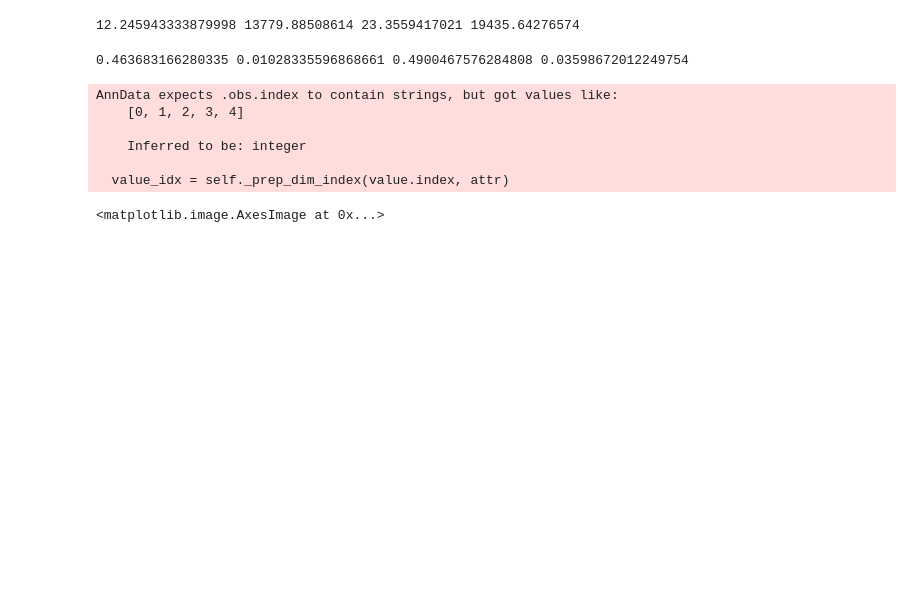
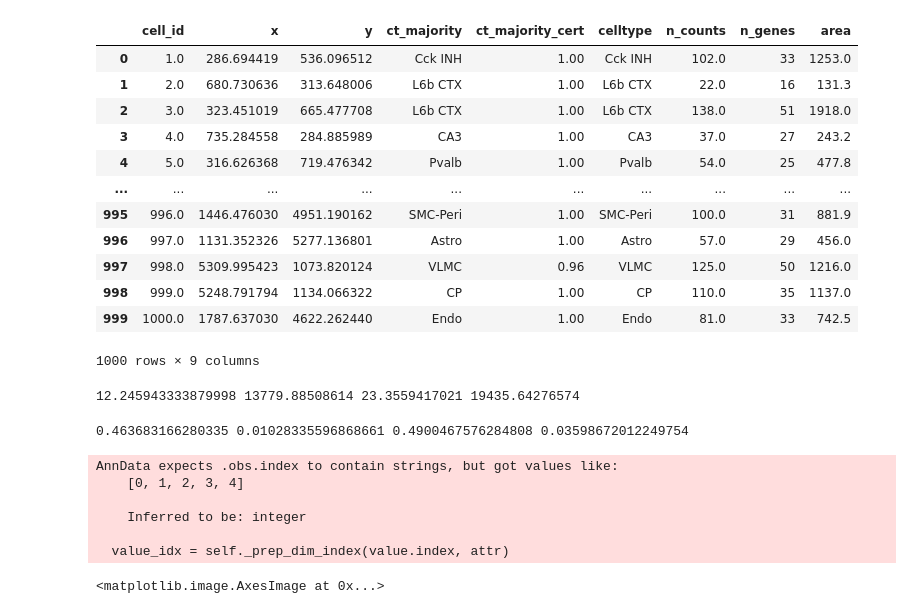
Before and after one commit to j-dichgans/my_txsim, a Jupyter notebook: metric_local.ipynb, the cells around one changed output. Saved outputs shown, nothing was run; the diff lists cells and outputs as text; code cells hidden in the pictures; blank space fills up the shorter version.

```diff
--- a/metric_local.ipynb
+++ b/metric_local.ipynb
@@ -89,0 +271,5 @@ def matrix_colorbar_plot(matrix: np.ndarray, title: str, x_min: int, x_max: int,
+# %%
+df = adata_exp0.obs
+x_min, x_max, y_min, y_max = 11000, 12000, 12000, 11000
+df = df.loc[(df['x']>= x_min) & (df['x']<=x_max) & (df['y']>=y_min) & (df['y']<=y_max)]
+df
@@ -90,3 +303,19 @@ def matrix_colorbar_plot(matrix: np.ndarray, title: str, x_min: int, x_max: int,
+# %%
+df
+# %% [output]
+|  | cell_id | x | y | ct_majority | ct_majority_cert | celltype | n_counts | n_genes | area |
+| 0 | 1.0 | 286.694419 | 536.096512 | Cck INH | 1.00 | Cck INH | 102.0 | 33 | 1253.0 |
+| 1 | 2.0 | 680.730636 | 313.648006 | L6b CTX | 1.00 | L6b CTX | 22.0 | 16 | 131.3 |
+| 2 | 3.0 | 323.451019 | 665.477708 | L6b CTX | 1.00 | L6b CTX | 138.0 | 51 | 1918.0 |
+| 3 | 4.0 | 735.284558 | 284.885989 | CA3 | 1.00 | CA3 | 37.0 | 27 | 243.2 |
+| 4 | 5.0 | 316.626368 | 719.476342 | Pvalb | 1.00 | Pvalb | 54.0 | 25 | 477.8 |
+| ... | ... | ... | ... | ... | ... | ... | ... | ... | ... |
+| 995 | 996.0 | 1446.476030 | 4951.190162 | SMC-Peri | 1.00 | SMC-Peri | 100.0 | 31 | 881.9 |
+| 996 | 997.0 | 1131.352326 | 5277.136801 | Astro | 1.00 | Astro | 57.0 | 29 | 456.0 |
+| 997 | 998.0 | 5309.995423 | 1073.820124 | VLMC | 0.96 | VLMC | 125.0 | 50 | 1216.0 |
+| 998 | 999.0 | 5248.791794 | 1134.066322 | CP | 1.00 | CP | 110.0 | 35 | 1137.0 |
+| 999 | 1000.0 | 1787.637030 | 4622.262440 | Endo | 1.00 | Endo | 81.0 | 33 | 742.5 |
+1000 rows × 9 columns
 # %%
 def get_eligible_celltypes(adata_sp: AnnData, adata_sc: AnnData, key: str='celltype'):
     # Set threshold parameters
```
Also changed, not shown: parts of 26 cells of this notebook.
